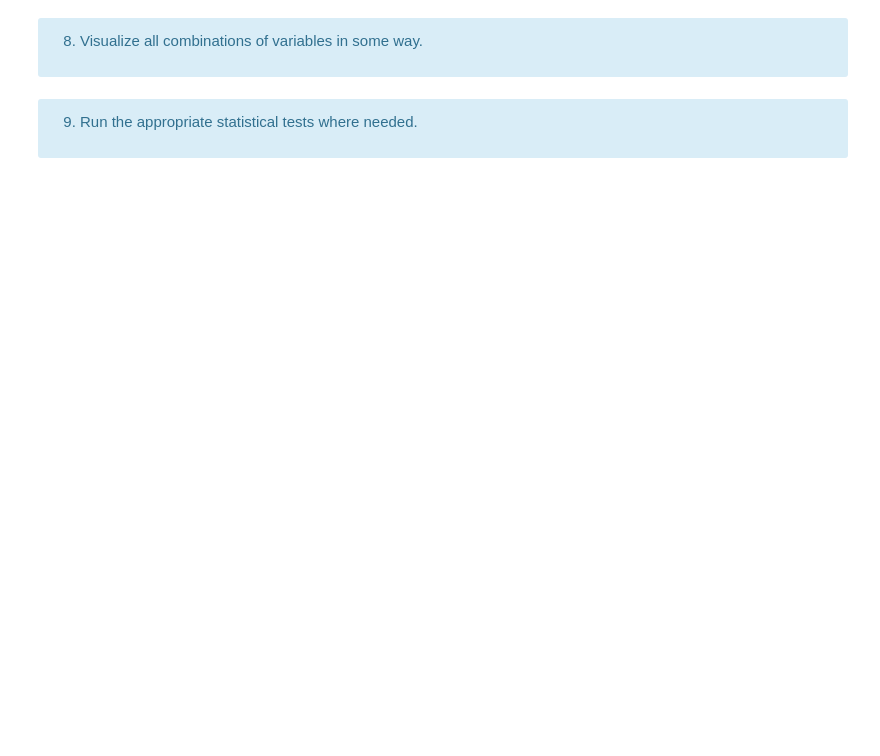
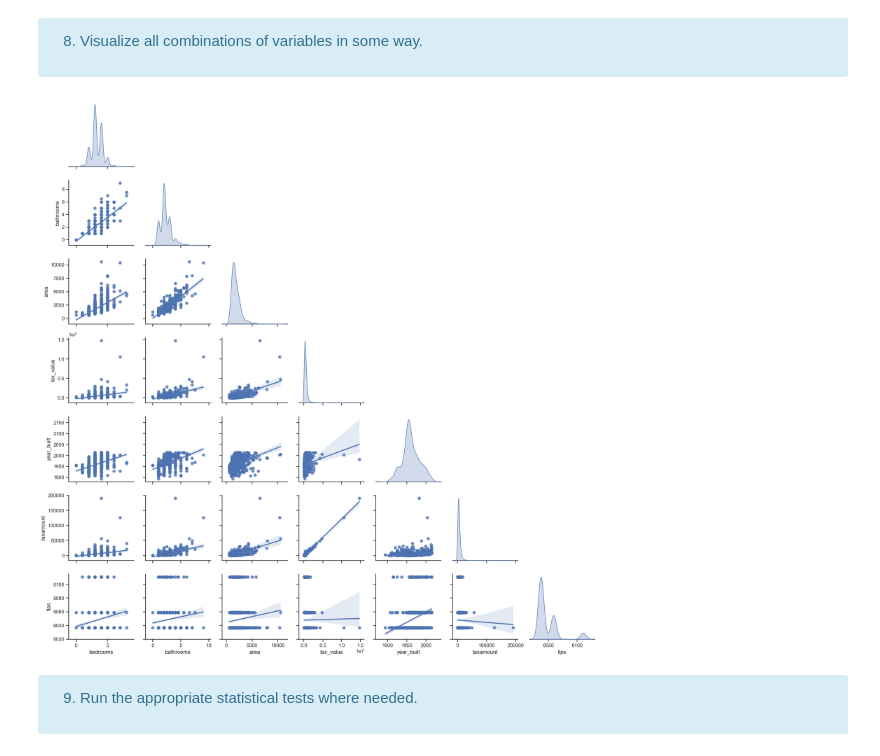
Before and after one commit to Jonathan-Garcia1/regression-exercises, a Jupyter notebook: explore.ipynb, the cells around one changed output. Drawn from its saved outputs; the diff is of its cells as text; code cells hidden in the pictures; blank space fills up the shorter version.

```diff
--- a/explore.ipynb
+++ b/explore.ipynb
@@ -69,6 +118,10 @@ KeyboardInterrupt:
 <div class="alert alert-block alert-info">
 
 8. Visualize all combinations of variables in some way.
+# %%
+plot_variable_pairs(train_sample)
+# %% [output]
+[figure, added]
 # %% [markdown]
 <div class="alert alert-block alert-info">
 
```
Also changed, not shown: parts of 20 cells of this notebook, 3 other files.
